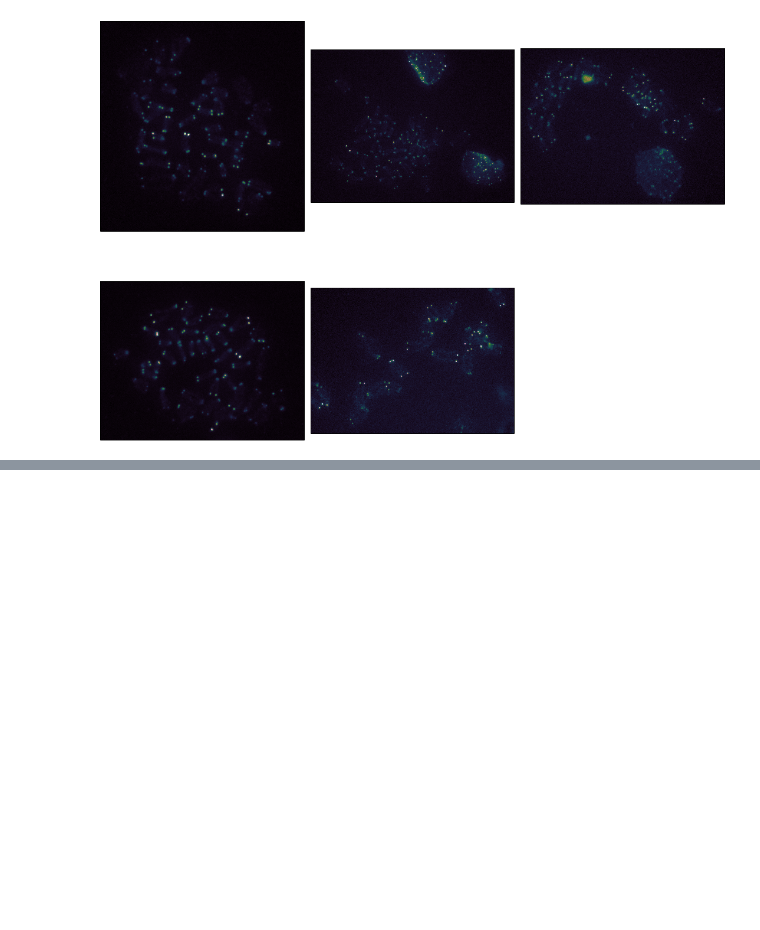
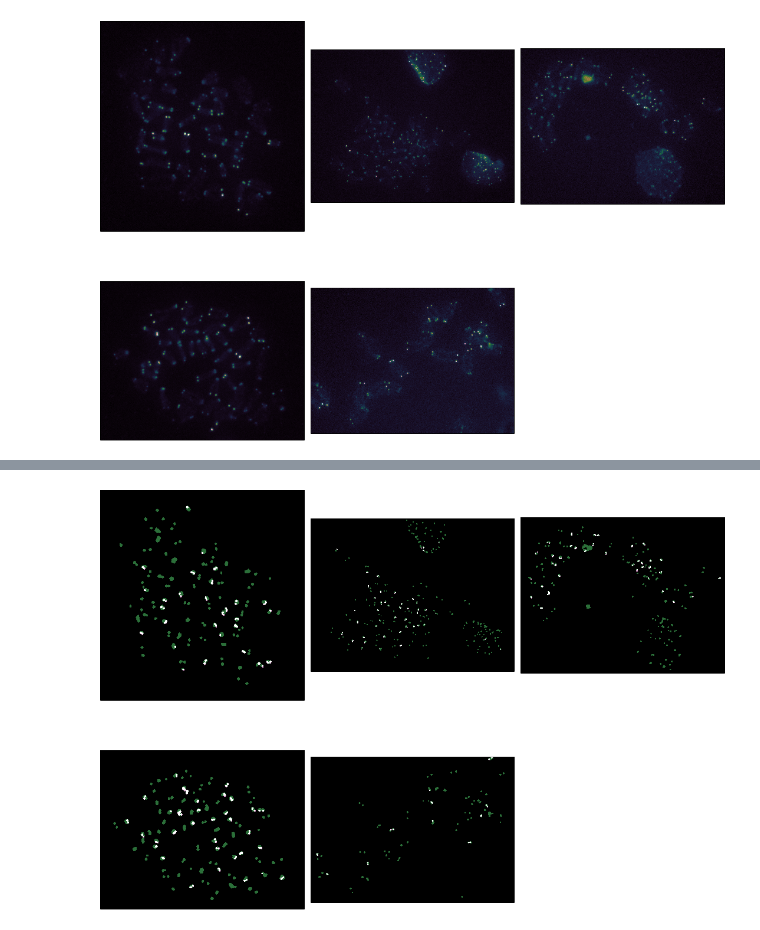
Before and after one commit to jni/notebooks, a Jupyter notebook: Quantifying telomeric protein.ipynb, the cells around one changed output, grey strips where cells are left out. Cells and saved outputs as stored; diff of their text form; code cells hidden in the pictures; blank space fills up the shorter version.

```diff
--- a/Quantifying telomeric protein.ipynb
+++ b/Quantifying telomeric protein.ipynb
@@ -70,0 +85,6 @@ imshow_grid(telomeres)
+# %%
+non_centromere_telomeres = map( # lambda x: x[1] - (x[0] * x[1])
+                               lambda x: 2 * x[0].astype(uint8) + x[1], zip(centromere_thresholded_noiseless, telomeres_threshold_adapt))
+imshow_grid(non_centromere_telomeres)
+# %% [output]
+[figure, added]
```
Also changed, not shown: parts of 8 cells of this notebook.
